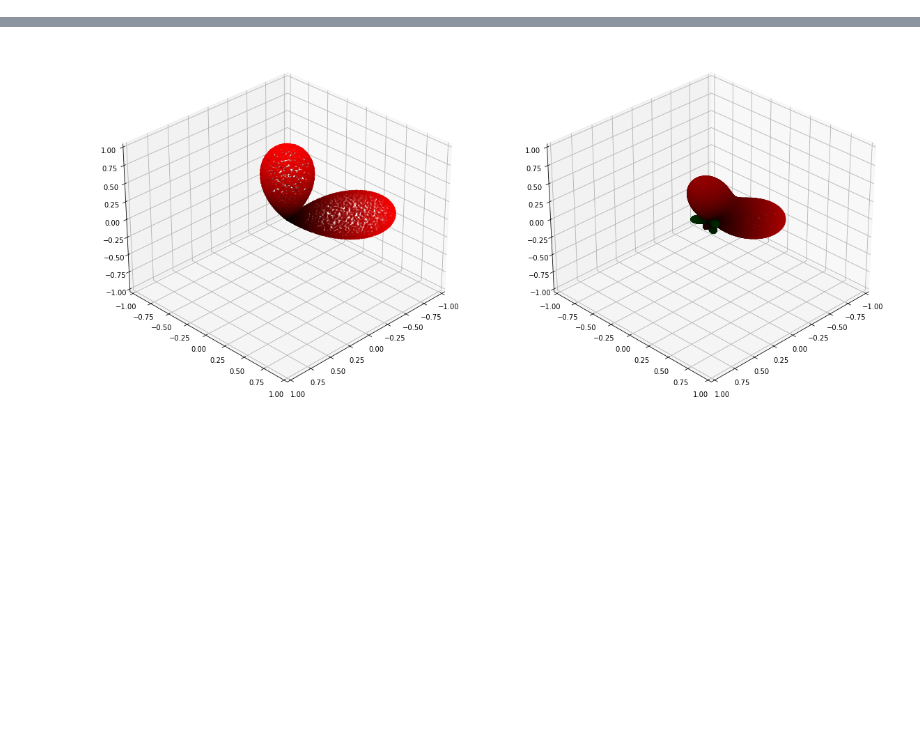
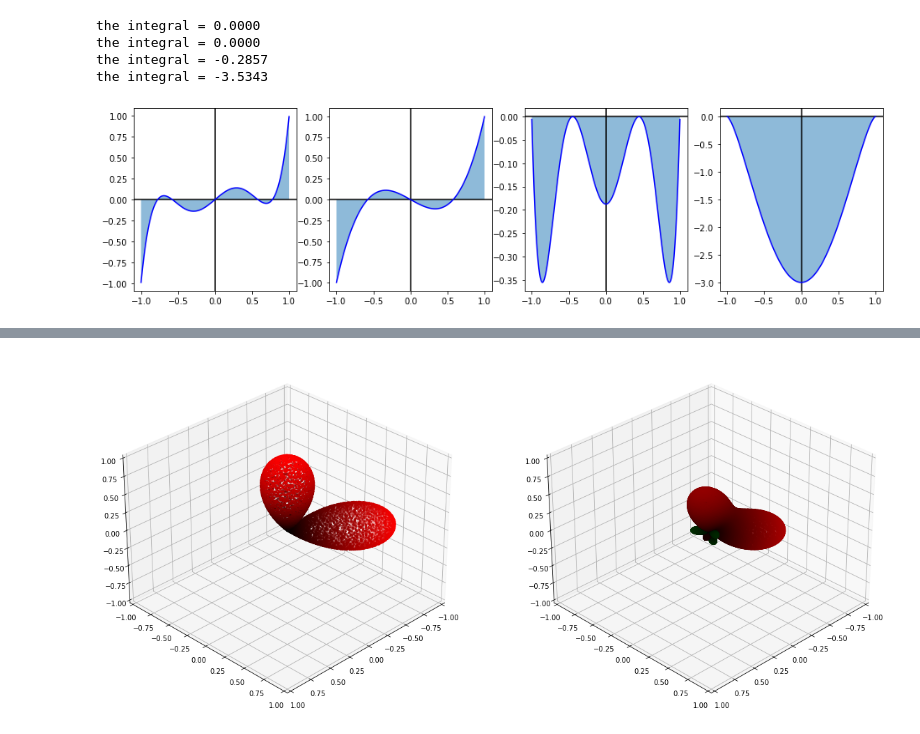
Before and after one commit to fancyzero/SphericalHarmonicNotebook, a Jupyter notebook: MyPrt.ipynb, the cells around one changed output, grey strips where cells are left out. Drawn from its saved outputs; the diff is of its cells as text; code cells hidden in the pictures; blank space fills up the shorter version.

```diff
--- a/MyPrt.ipynb
+++ b/MyPrt.ipynb
@@ -49,2 +88,39 @@ plt.plot(XAxis,[P(2,-2,((x+0.5)/100.0-0.5)*2) for x in range(0,100)])
+# %%
+#verity orthogonality of P
+def integrateP( l1,m1, l2,m2,fig,row, col,index):
+    v1=[]
+    v2=[]
+    product=[]
+    XAxis=[]
+    sum = 0
+    N= 1000.0
+    for i in range(int(N)):
+        x = ((i+0.5)/N-0.5)*2 #map [0,N) to (-1..1)
+        XAxis.append(x)
+        a = P(l1,m1,x)
+        b = P(l2,m2,x)
+        v1.append(a )
+        v2.append(b )
+        product.append(a*b)
+        sum += (a*b)/N*2
+    fig.add_subplot(row,col,index)
+    plt.axhline(0, color='black')
+    plt.axvline(0, color='black')
+    # plt.plot(XAxis,v1,c="red")
+    # plt.plot(XAxis,v2,c="green")
+    plt.fill_between(XAxis, product,  alpha=0.5)
+    plt.plot(XAxis,product,c="blue")
+    print ("the integral = %.4f"%sum)
+fig = plt.figure(figsize=[16,4])
+integrateP(3,0,2,0,fig,1,4,1) # should be zero
+integrateP(1,0,2,0,fig,1,4,2) # should be zero
+integrateP(3,-1,3,1,fig,1,4,3) # should be constant
+integrateP(1,1,2,2,fig,1,4,4) # should be constant
+# %% [output]
+the integral = 0.0000
+the integral = 0.0000
+the integral = -0.2857
+the integral = -3.5343
+[figure, added]
 # %%
 # renormalisation constant for SH function
```
Also changed, not shown: parts of 9 cells of this notebook.
